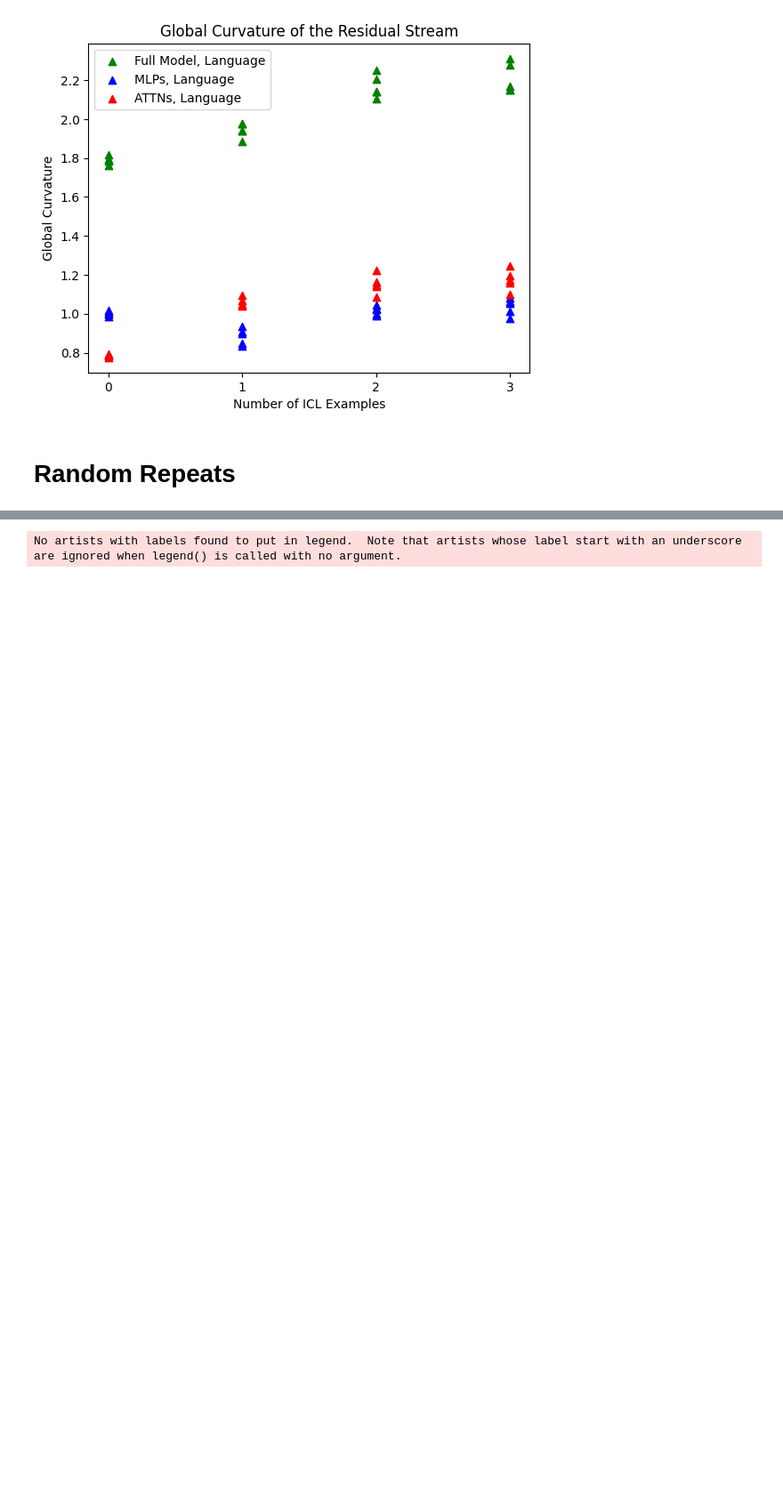
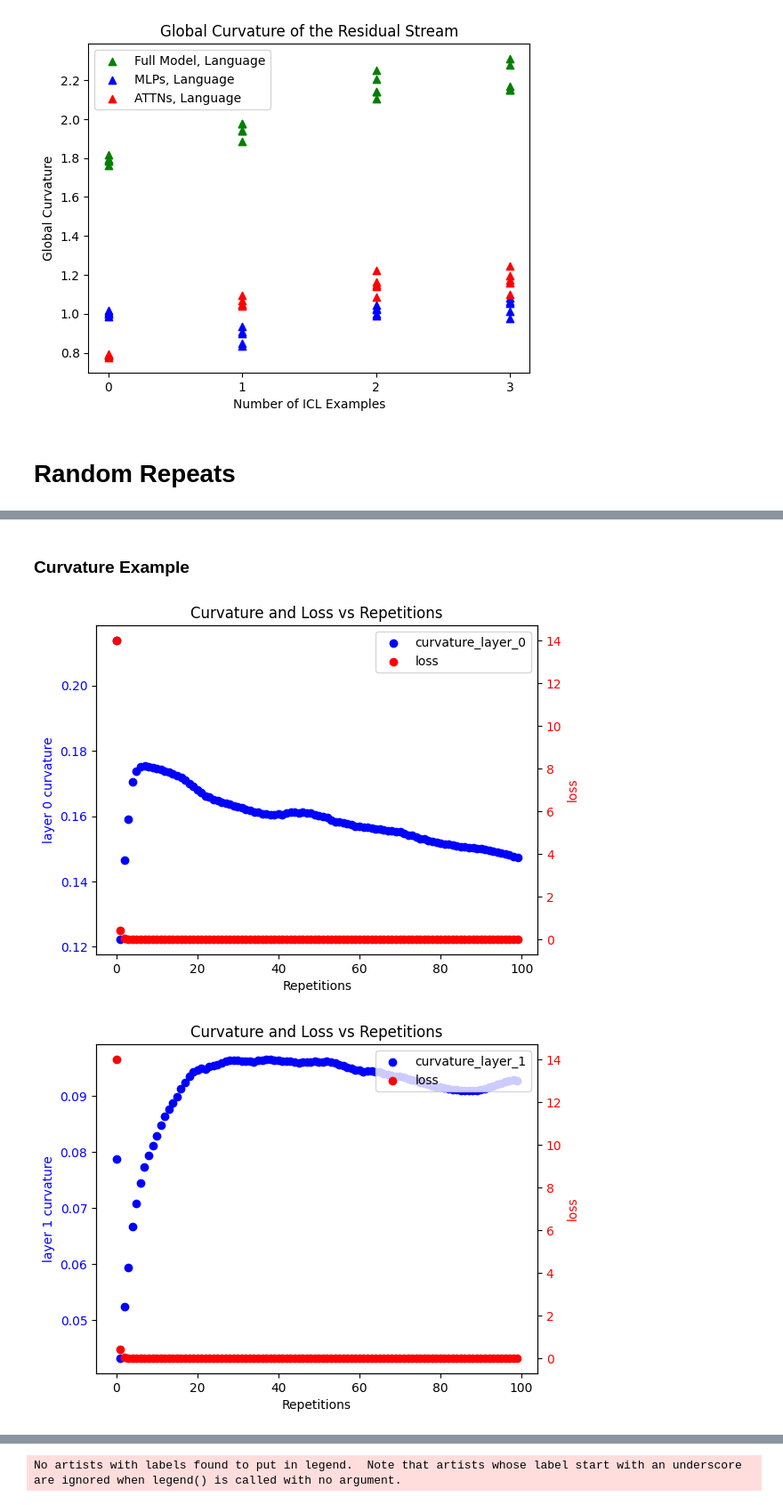
Before and after one commit to surajK610/transformer-curvature, a Jupyter notebook: Curvature_Initial_Experiments.ipynb, the cells around one changed output, grey strips where cells are left out. Shown at 89% size. Drawn from its saved outputs; the diff is of its cells as text; code cells hidden in the pictures; blank space fills up the shorter version.

Commit message:
added layer-wise curvature

```diff
--- a/Curvature_Initial_Experiments.ipynb
+++ b/Curvature_Initial_Experiments.ipynb
@@ -423,7 +495,7 @@ tokenizer = AutoTokenizer.from_pretrained("gpt2", device=device)
 # %%
 from tqdm import tqdm
 
-def repeated_sequence_analysis(string, num_repeats, model):
+def repeated_sequence_analysis(string, num_repeats, model, global_c=False):
   data = repeats(num_repeats, string)
 
   gpt2_tokens = model.to_tokens(data)[0]
@@ -440,7 +512,10 @@ def repeated_sequence_analysis(string, num_repeats, model):
     #print((stream_index + 1)/seq_length)
     losses = loss[stream_index::seq_length]
     logits = gpt2_logits[0, stream_index::seq_length, :].cpu()
-    dataset_curvatures = compute_global_curvature(gpt2_cache, model.cfg.n_layers, stream_index, seq_length)
+    if global_c:
+      dataset_curvatures = compute_global_curvature(gpt2_cache, model.cfg.n_layers, stream_index, seq_length)
+    else:
+      dataset_curvatures = layer_wise_curvature(gpt2_cache, model.cfg.n_layers, stream_index, seq_length)
     dataset_log_probs = torch.nn.functional.log_softmax(logits.cpu(), dim=-1)
 
     for layer in range(model.cfg.n_layers):
@@ -524 +685,5 @@ def plot_loss_vs_repetitions(results, sequence_position, offset=0):
+# %% [markdown]
+### Curvature Example
+# %%
+random_tokens = generate_random_token_sequence(4, tokenizer)
 # %%
@@ -525,0 +691,8 @@ results = repeated_sequence_analysis("a b c d", 100, model)
+# %%
+results1 = repeated_sequence_analysis(random_tokens[1], 100, model, global_c=False)
+# %%
+for i in range(12):
+    plot_layer_curvature_loss_vs_repetitions(results1, 3, i, offset=0)
+# %% [output]
+[figure, added]
+[figure, added]
```
Also changed, not shown: parts of 12 cells of this notebook, 2 other files.
